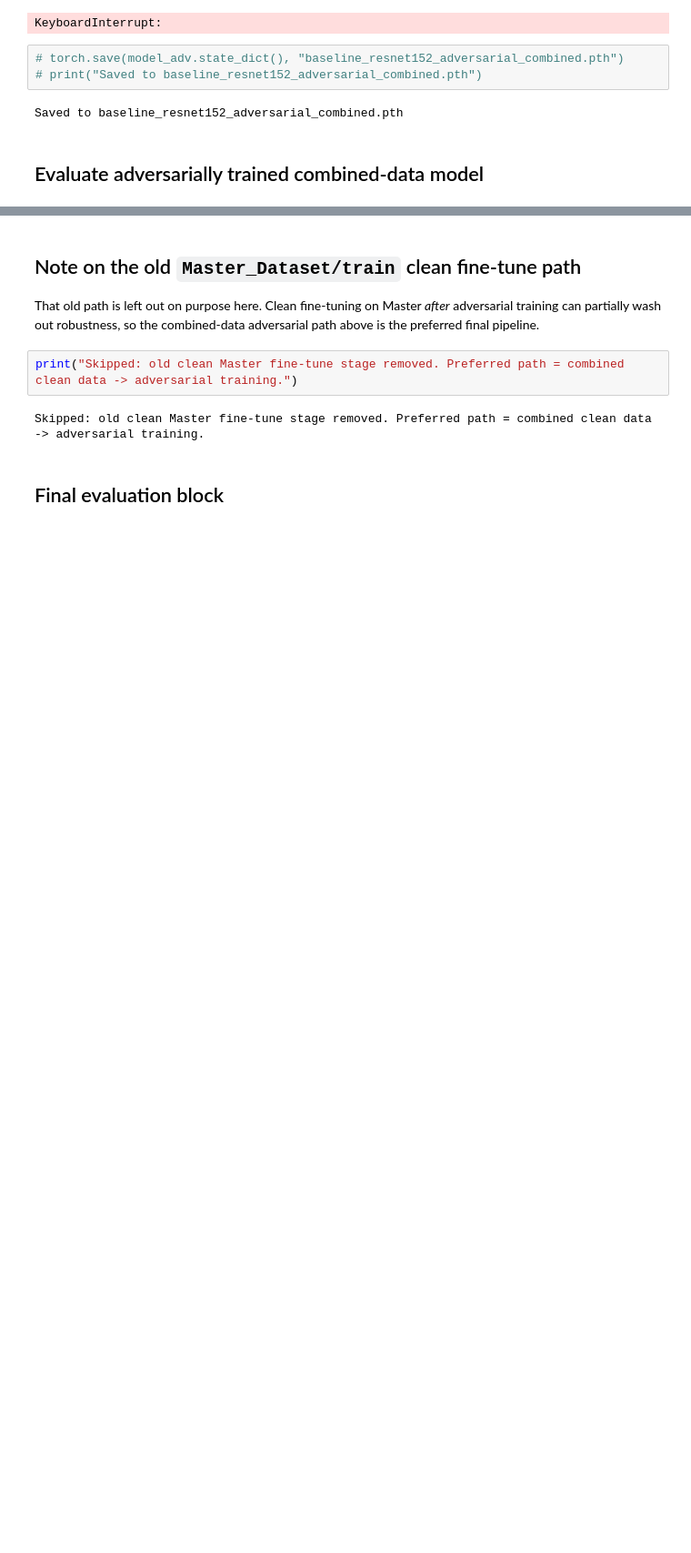
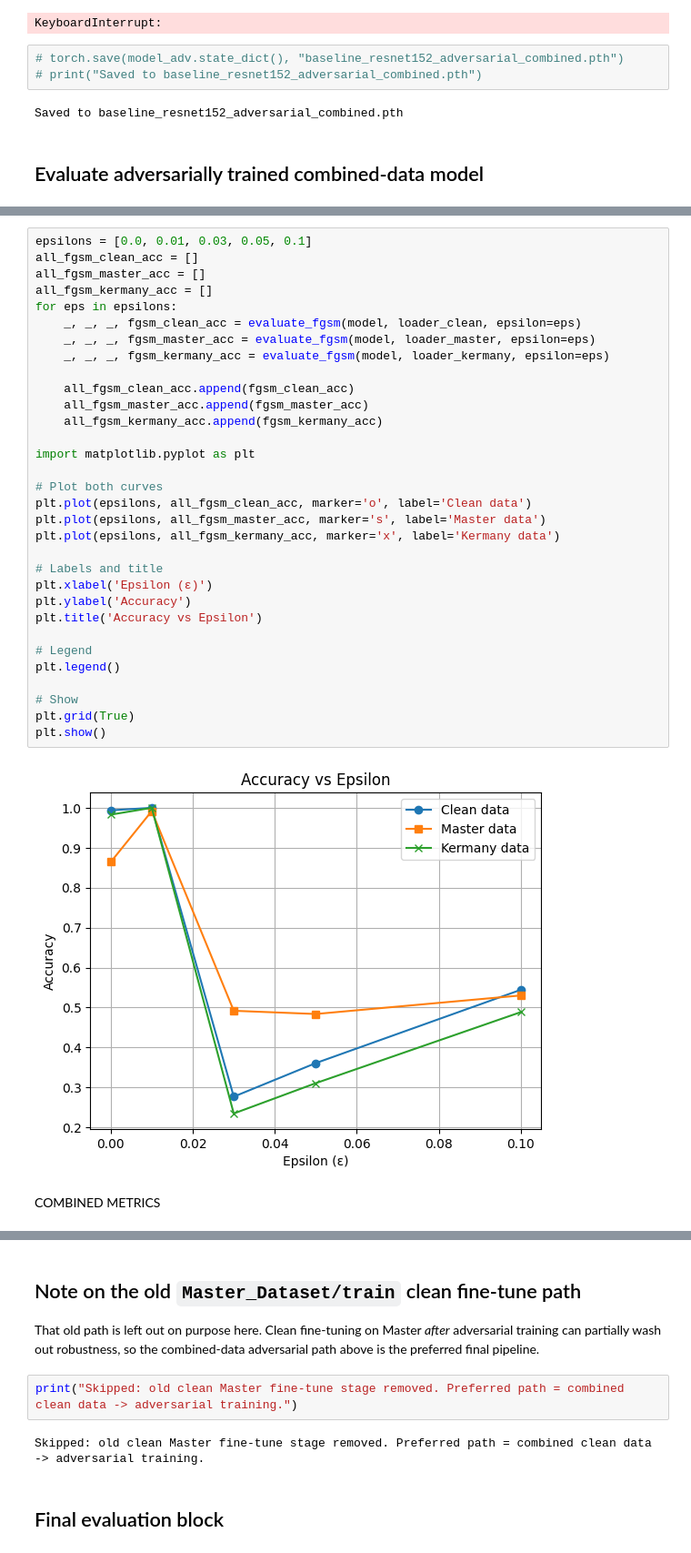
Before and after one commit to Thoai-D/pppppp, a Jupyter notebook: CNNADVERSARIAL_PYTORCH_COMBINED.ipynb, the cells around one changed output, grey strips where cells are left out. Shown at 91% size. Cells and saved outputs as stored; diff of their text form; blank space fills up the shorter version.

Commit message:
updated adversarial training to include metrics for baseline and final

```diff
--- a/CNNADVERSARIAL_PYTORCH_COMBINED.ipynb
+++ b/CNNADVERSARIAL_PYTORCH_COMBINED.ipynb
@@ -441 +501,37 @@ FGSM acc (kermany): 1.0
+# %%
+epsilons = [0.0, 0.01, 0.03, 0.05, 0.1]
+all_fgsm_clean_acc = []
+all_fgsm_master_acc = []
+all_fgsm_kermany_acc = []
+for eps in epsilons:
+    _, _, _, fgsm_clean_acc = evaluate_fgsm(model, loader_clean, epsilon=eps)
+    _, _, _, fgsm_master_acc = evaluate_fgsm(model, loader_master, epsilon=eps)
+    _, _, _, fgsm_kermany_acc = evaluate_fgsm(model, loader_kermany, epsilon=eps)
+
+    all_fgsm_clean_acc.append(fgsm_clean_acc)
+    all_fgsm_master_acc.append(fgsm_master_acc)
+    all_fgsm_kermany_acc.append(fgsm_kermany_acc)
+
+import matplotlib.pyplot as plt
+
+# Plot both curves
+plt.plot(epsilons, all_fgsm_clean_acc, marker='o', label='Clean data')
+plt.plot(epsilons, all_fgsm_master_acc, marker='s', label='Master data')
+plt.plot(epsilons, all_fgsm_kermany_acc, marker='x', label='Kermany data')
+
+# Labels and title
+plt.xlabel('Epsilon (ε)')
+plt.ylabel('Accuracy')
+plt.title('Accuracy vs Epsilon')
+
+# Legend
+plt.legend()
+
+# Show
+plt.grid(True)
+plt.show()
+# %% [output]
+[figure, added]
+# %% [markdown]
+COMBINED METRICS
 # %%
```
Also changed, not shown: parts of 7 cells of this notebook.
